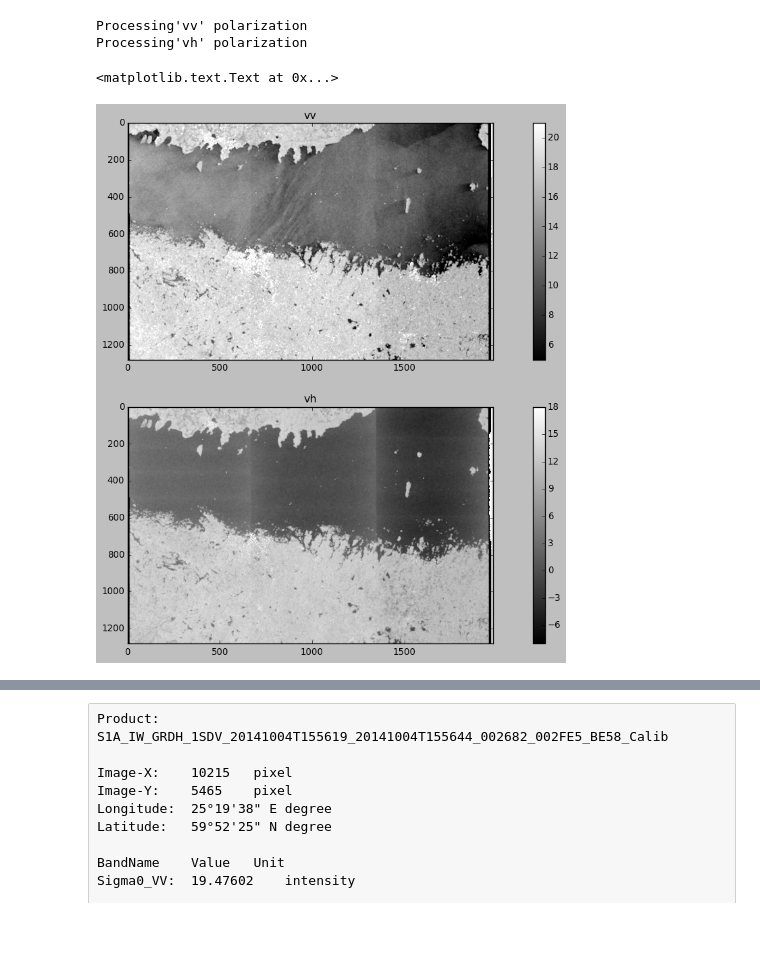
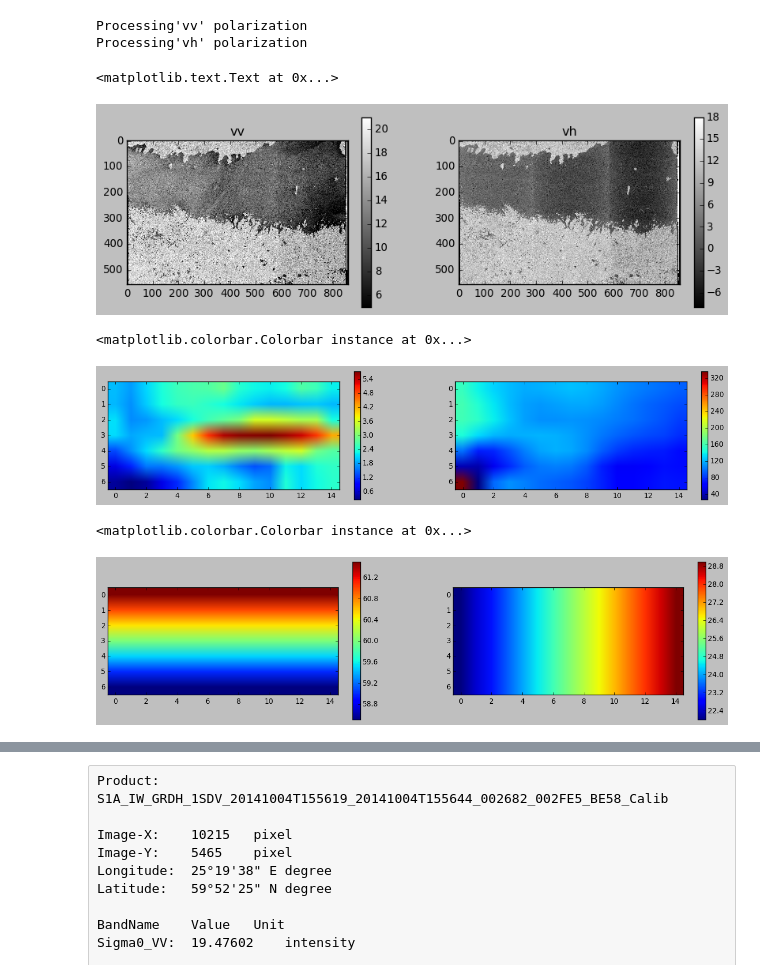
Before and after one commit to magican/PySOL, a Jupyter notebook: notebooks/Sentinel-1/0.0.0.Sentinel-1_sar_test.ipynb, the cells around one changed output, grey strips where cells are left out. Drawn from its saved outputs; the diff is of its cells as text; code cells hidden in the pictures; blank space fills up the shorter version.

```diff
--- a/notebooks/Sentinel-1/0.0.0.Sentinel-1_sar_test.ipynb
+++ b/notebooks/Sentinel-1/0.0.0.Sentinel-1_sar_test.ipynb
@@ -216,6 +325,8 @@ print "Available polarizations: \'%s\'" %polarization
 # %% [output]
 Available polarizations: '[u'vv', u'vh']'
 # %%
+# %%timeit -n 1 -r 1
+
 raw_counts = {}
 lats_2 = {}
 lons_2 = {}
@@ -224,6 +335,7 @@ sigmaNought_2 = {}
 noiseLut_2 = {}
 sigma0 = {}
 sigma0w = {}
+roughness = {}
 
 for p in polarization:
     print "Processing\'%s\' polarization" %p
@@ -270,24 +382,32 @@ for p in polarization:
     # Apply Calibration, remove the thermal noise estimation and Convert to Intensity
     sigma0[p] = ( double(raw_counts[p])**2 - noiseLut_2[p] )/sigmaNought_2[p]
 
-    scale = 13
-    sigma0w[p] = wiener(sigma0[p][::scale,::scale], mysize=(7,7), noise=None)
+    # filter the image
+    # sigma0w[p] = wiener(sigma0[p], mysize=(7,7), noise=None)
+    sigma0w[p] = sigma0[p]
 # %% [output]
 Processing'vv' polarization
 Processing'vh' polarization
 # %%
+scale = 30
+
 plt.close('all')
-plt.figure(figsize=(16,16*double(sigma0w[polarization[0]].shape[0])/double(sigma0w[polarization[0]].shape[1])))
-plt.subplot(211)
-plt.imshow(10*log10(sigma0w[polarization[0]]), vmin=5, vmax=21)
+plt.figure(figsize=(16,16/3*double(sigma0w[polarization[0]].shape[0])/double(sigma0w[polarization[0]].shape[1])))
+plt.subplot(131)
+plt.imshow(10*log10(sigma0w[polarization[0]][::scale,::scale]), vmin=5, vmax=21)
 plt.gray()
 plt.colorbar()
 plt.title(polarization[0])
-plt.subplot(212)
-plt.imshow(10*log10(sigma0w[polarization[1]]), vmin=-8, vmax=18)
+plt.subplot(132)
+plt.imshow(10*log10(sigma0w[polarization[1]][::scale,::scale]), vmin=-8, vmax=18)
 plt.gray()
 plt.colorbar()
 plt.title(polarization[1])
+# plt.subplot(133)
+# plt.imshow(roughness[polarization[0]][::scale,::scale], vmin=0, vmax=roughness[polarization[0]].mean())
+# plt.gray()
+# plt.colorbar()
+# plt.title(polarization[0])
 # %% [output]
 <matplotlib.text.Text at 0x...>
-[figure, old version]
+[figure, new version]
@@ -293,0 +425,28 @@ plt.title(polarization[1])
+# %%
+plt.close('all')
+plt.figure(figsize=(16,16/3*double(sigma0w[polarization[0]].shape[0])/double(sigma0w[polarization[0]].shape[1])))
+plt.subplot(121)
+plt.imshow(ncepGFSmodelWind['wind_speed'])
+plt.jet()
+plt.colorbar()
+plt.subplot(122)
+plt.imshow(ncepGFSmodelWind['wind_dir'])
+plt.jet()
+plt.colorbar()
+# %% [output]
+<matplotlib.colorbar.Colorbar instance at 0x...>
+[figure, added]
+# %%
+plt.close('all')
+plt.figure(figsize=(16,4))
+plt.subplot(121)
+plt.imshow(ncepGFSmodelWind['lats_wind'])
+plt.jet()
+plt.colorbar()
+plt.subplot(122)
+plt.imshow(ncepGFSmodelWind['lons_wind'])
+plt.jet()
+plt.colorbar()
+# %% [output]
+<matplotlib.colorbar.Colorbar instance at 0x...>
+[figure, added]
```
Also changed, not shown: parts of 15 cells of this notebook, 1 other file.
